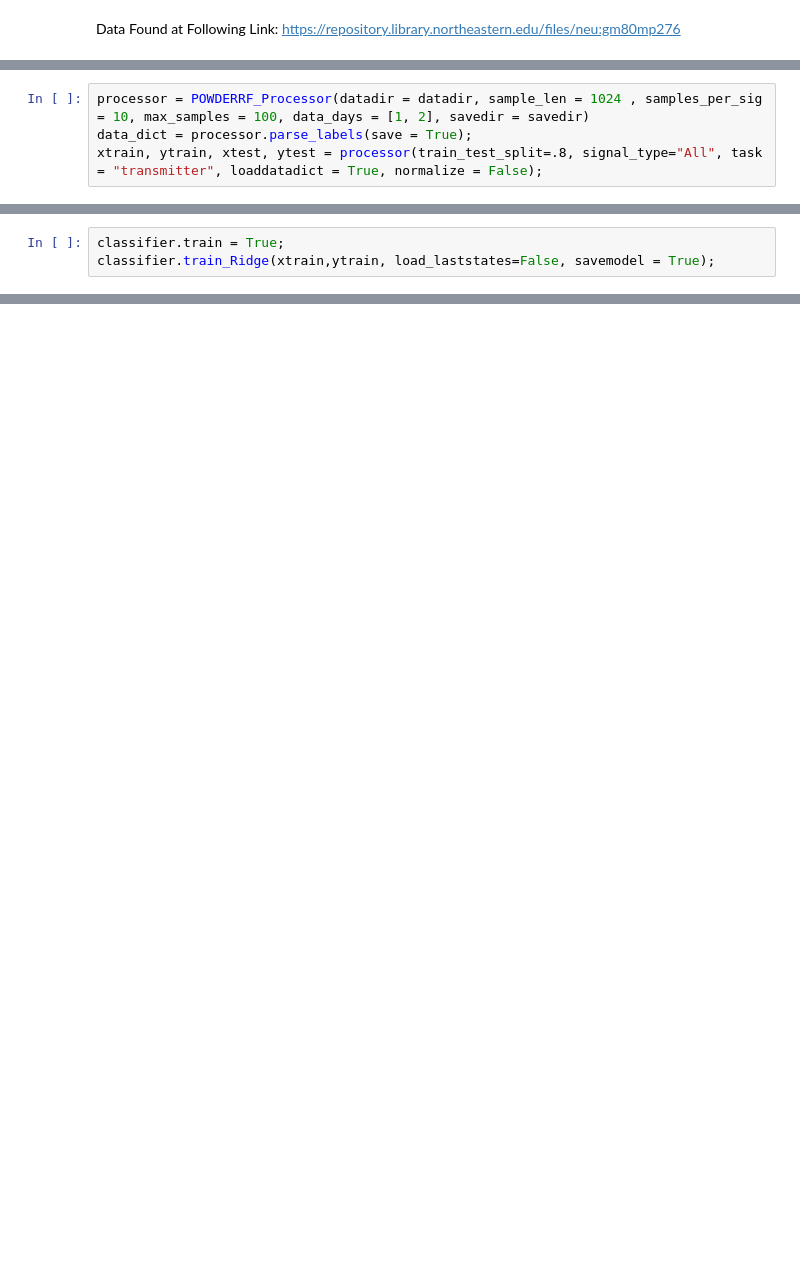
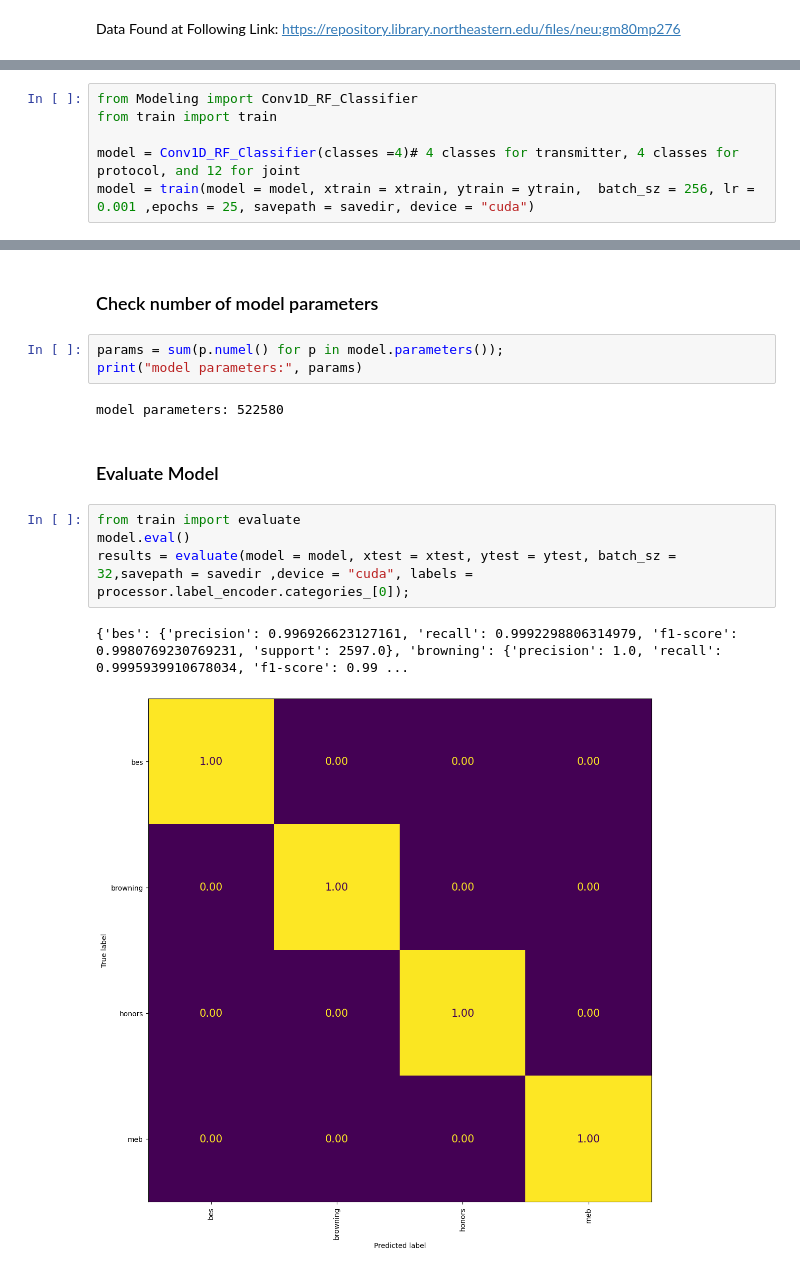
Before and after one commit to TariqArshad/RF_Classification, a Jupyter notebook: RF_Classification_Notebook.ipynb, the cells around one changed output, grey strips where cells are left out. Cells and saved outputs as stored; diff of their text form; blank space fills up the shorter version.

```diff
--- a/RF_Classification_Notebook.ipynb
+++ b/RF_Classification_Notebook.ipynb
@@ -32,7 +32,3 @@ print(os.path.isdir(savedir))
 # %% [output]
 True
 True
-# %%
-processor = POWDERRF_Processor(datadir = datadir, sample_len = 1024 , samples_per_sig = 10, max_samples = 100, data_days = [1, 2], savedir = savedir)
-data_dict = processor.parse_labels(save = True);
-xtrain, ytrain, xtest, ytest = processor(train_test_split=.8, signal_type="All", task = "transmitter", loaddatadict = True, normalize = False);
@@ -75,3 +34,0 @@ print(reservoir)
-# %%
-classifier.train = True;
-classifier.train_Ridge(xtrain,ytrain, load_laststates=False, savemodel = True);
@@ -258,0 +37,6 @@ torch.cuda.empty_cache()
+# %%
+from Modeling import Conv1D_RF_Classifier
+from train import train
+
+model = Conv1D_RF_Classifier(classes =4)# 4 classes for transmitter, 4 classes for protocol, and 12 for joint
+model = train(model = model, xtrain = xtrain, ytrain = ytrain,  batch_sz = 256, lr = 0.001 ,epochs = 25, savepath = savedir, device = "cuda")
@@ -301,0 +83,16 @@ plt.show();
+# %% [markdown]
+### Check number of model parameters
+# %%
+params = sum(p.numel() for p in model.parameters());
+print("model parameters:", params)
+# %% [output]
+model parameters: 522580
+# %% [markdown]
+### Evaluate Model
+# %%
+from train import evaluate
+model.eval()
+results = evaluate(model = model, xtest = xtest, ytest = ytest, batch_sz = 32,savepath = savedir ,device = "cuda", labels = processor.label_encoder.categories_[0]);
+# %% [output]
+{'bes': {'precision': 0.996926623127161, 'recall': 0.9992298806314979, 'f1-score': 0.9980769230769231, 'support': 2597.0}, 'browning': {'precision': 1.0, 'recall': 0.9995939910678034, 'f1-score': 0.99 ...
+[figure, added]
```
Also changed, not shown: parts of 23 cells of this notebook, 4 other files.
